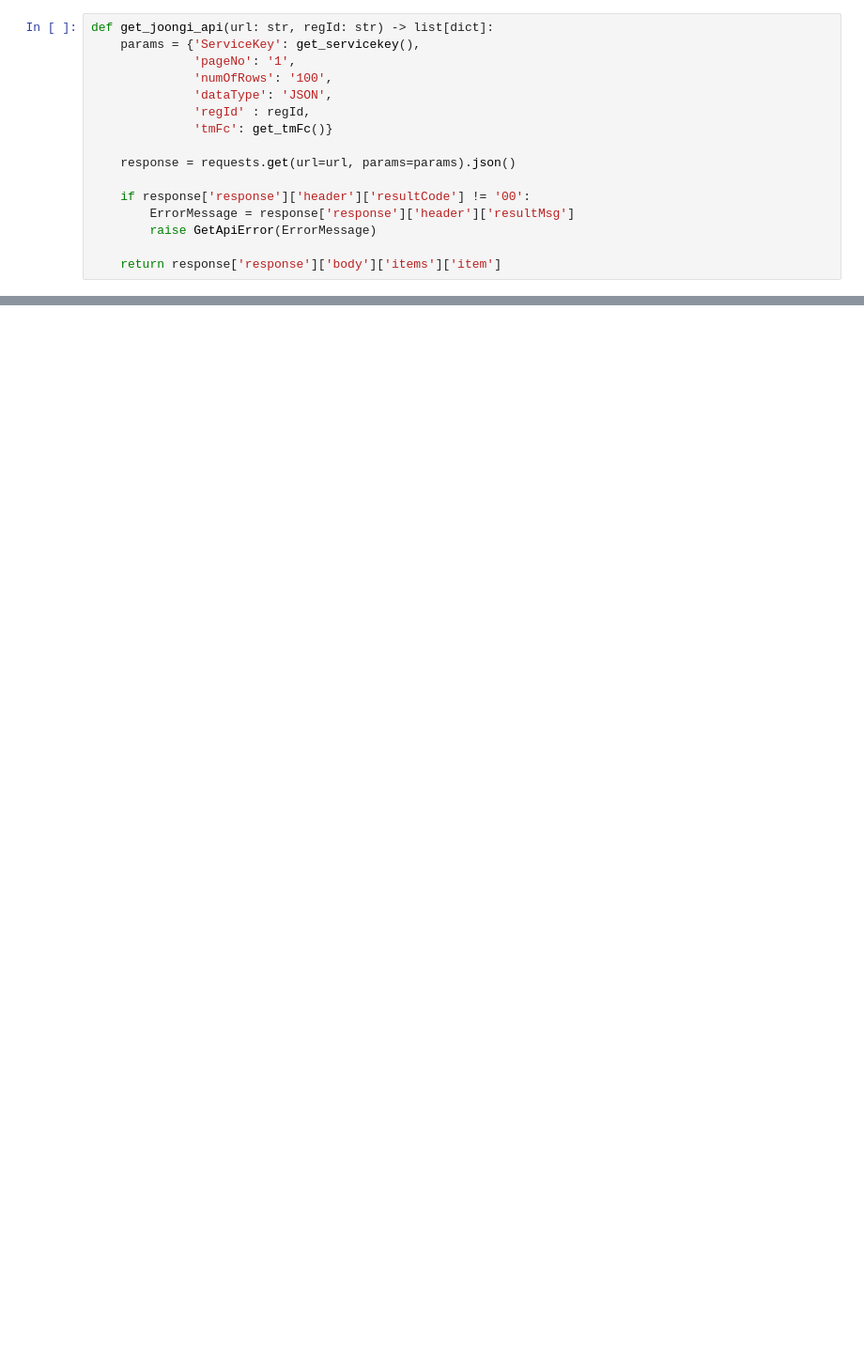
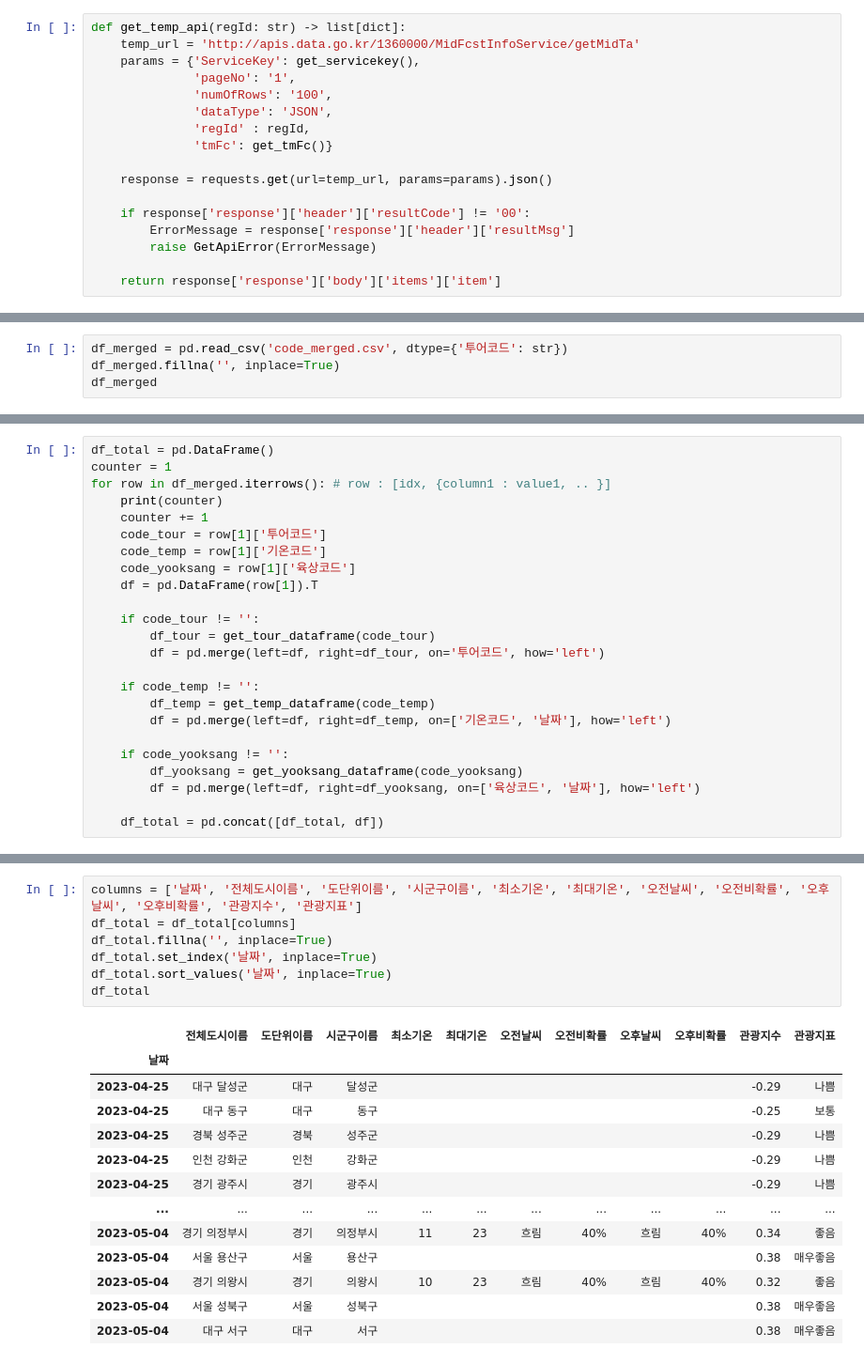
Before and after one commit to Train0303/gpt-tour-adviser, a Jupyter notebook: csv_generator/joongi.ipynb, the cells around one changed output, grey strips where cells are left out. Shown: that part at 94% size. Cells and saved outputs as stored; diff of their text form; blank space fills up the shorter version.

Commit message:
test: Testing apply weather with null values

```diff
--- a/csv_generator/joongi.ipynb
+++ b/csv_generator/joongi.ipynb
@@ -24,5 +36,6 @@ yooksang_url = 'http://apis.data.go.kr/1360000/MidFcstInfoService/getMidLandFcst
 # %%
-def get_joongi_api(url: str, regId: str) -> list[dict]:
+def get_temp_api(regId: str) -> list[dict]:
+    temp_url = 'http://apis.data.go.kr/1360000/MidFcstInfoService/getMidTa'
     params = {'ServiceKey': get_servicekey(),
               'pageNo': '1',
               'numOfRows': '100',
@@ -30,7 +43,7 @@ def get_joongi_api(url: str, regId: str) -> list[dict]:
               'regId' : regId,
               'tmFc': get_tmFc()}
 
-    response = requests.get(url=url, params=params).json()
+    response = requests.get(url=temp_url, params=params).json()
 
     if response['response']['header']['resultCode'] != '00':
         ErrorMessage = response['response']['header']['resultMsg']
@@ -81,0 +192,4 @@ get_joongi_api(url=yooksang_url, regId='11B00000')
+# %%
+df_merged = pd.read_csv('code_merged.csv', dtype={'투어코드': str})
+df_merged.fillna('', inplace=True)
+df_merged
@@ -81,0 +210,24 @@ get_joongi_api(url=yooksang_url, regId='11B00000')
+# %%
+df_total = pd.DataFrame()
+counter = 1
+for row in df_merged.iterrows(): # row : [idx, {column1 : value1, .. }]
+    print(counter)
+    counter += 1
+    code_tour = row[1]['투어코드']
+    code_temp = row[1]['기온코드']
+    code_yooksang = row[1]['육상코드']
+    df = pd.DataFrame(row[1]).T
+
+    if code_tour != '':
+        df_tour = get_tour_dataframe(code_tour)
+        df = pd.merge(left=df, right=df_tour, on='투어코드', how='left')
+
+    if code_temp != '':
+        df_temp = get_temp_dataframe(code_temp)
+        df = pd.merge(left=df, right=df_temp, on=['기온코드', '날짜'], how='left')
+
+    if code_yooksang != '':
+        df_yooksang = get_yooksang_dataframe(code_yooksang)
+        df = pd.merge(left=df, right=df_yooksang, on=['육상코드', '날짜'], how='left')
+
+    df_total = pd.concat([df_total, df])
@@ -81,0 +253,21 @@ get_joongi_api(url=yooksang_url, regId='11B00000')
+# %%
+columns = ['날짜', '전체도시이름', '도단위이름', '시군구이름', '최소기온', '최대기온', '오전날씨', '오전비확률', '오후날씨', '오후비확률', '관광지수', '관광지표']
+df_total = df_total[columns]
+df_total.fillna('', inplace=True)
+df_total.set_index('날짜', inplace=True)
+df_total.sort_values('날짜', inplace=True)
+df_total
+# %% [output]
+|  | 전체도시이름 | 도단위이름 | 시군구이름 | 최소기온 | 최대기온 | 오전날씨 | 오전비확률 | 오후날씨 | 오후비확률 | 관광지수 | 관광지표 |
+| 날짜 |  |  |  |  |  |  |  |  |  |  |  |
+| 2023-04-25 | 대구 달성군 | 대구 | 달성군 |  |  |  |  |  |  | -0.29 | 나쁨 |
+| 2023-04-25 | 대구 동구 | 대구 | 동구 |  |  |  |  |  |  | -0.25 | 보통 |
+| 2023-04-25 | 경북 성주군 | 경북 | 성주군 |  |  |  |  |  |  | -0.29 | 나쁨 |
+| 2023-04-25 | 인천 강화군 | 인천 | 강화군 |  |  |  |  |  |  | -0.29 | 나쁨 |
+| 2023-04-25 | 경기 광주시 | 경기 | 광주시 |  |  |  |  |  |  | -0.29 | 나쁨 |
+| ... | ... | ... | ... | ... | ... | ... | ... | ... | ... | ... | ... |
+| 2023-05-04 | 경기 의정부시 | 경기 | 의정부시 | 11 | 23 | 흐림 | 40% | 흐림 | 40% | 0.34 | 좋음 |
+| 2023-05-04 | 서울 용산구 | 서울 | 용산구 |  |  |  |  |  |  | 0.38 | 매우좋음 |
+| 2023-05-04 | 경기 의왕시 | 경기 | 의왕시 | 10 | 23 | 흐림 | 40% | 흐림 | 40% | 0.32 | 좋음 |
+| 2023-05-04 | 서울 성북구 | 서울 | 성북구 |  |  |  |  |  |  | 0.38 | 매우좋음 |
+| 2023-05-04 | 대구 서구 | 대구 | 서구 |  |  |  |  |  |  | 0.38 | 매우좋음 |
```
Also changed, not shown: parts of 27 cells of this notebook.
